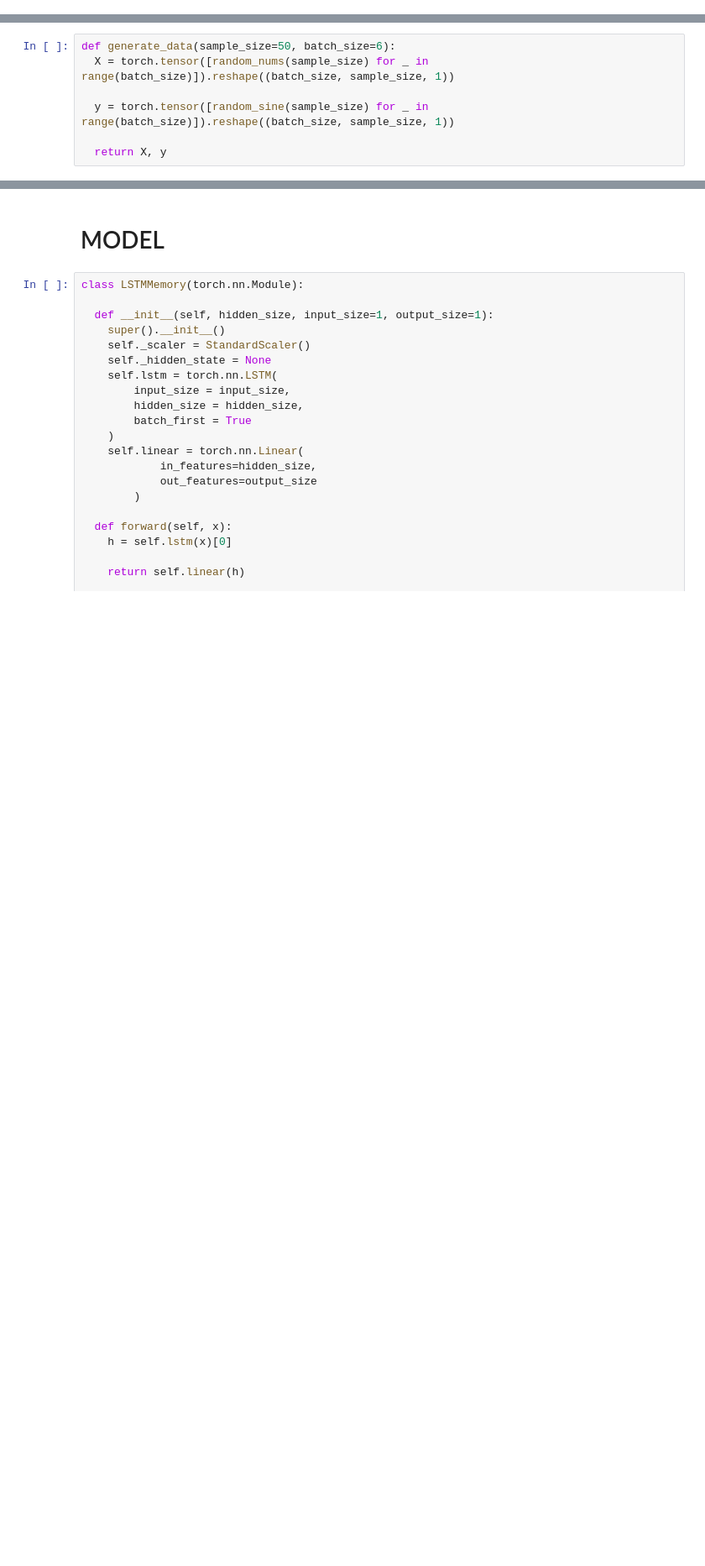
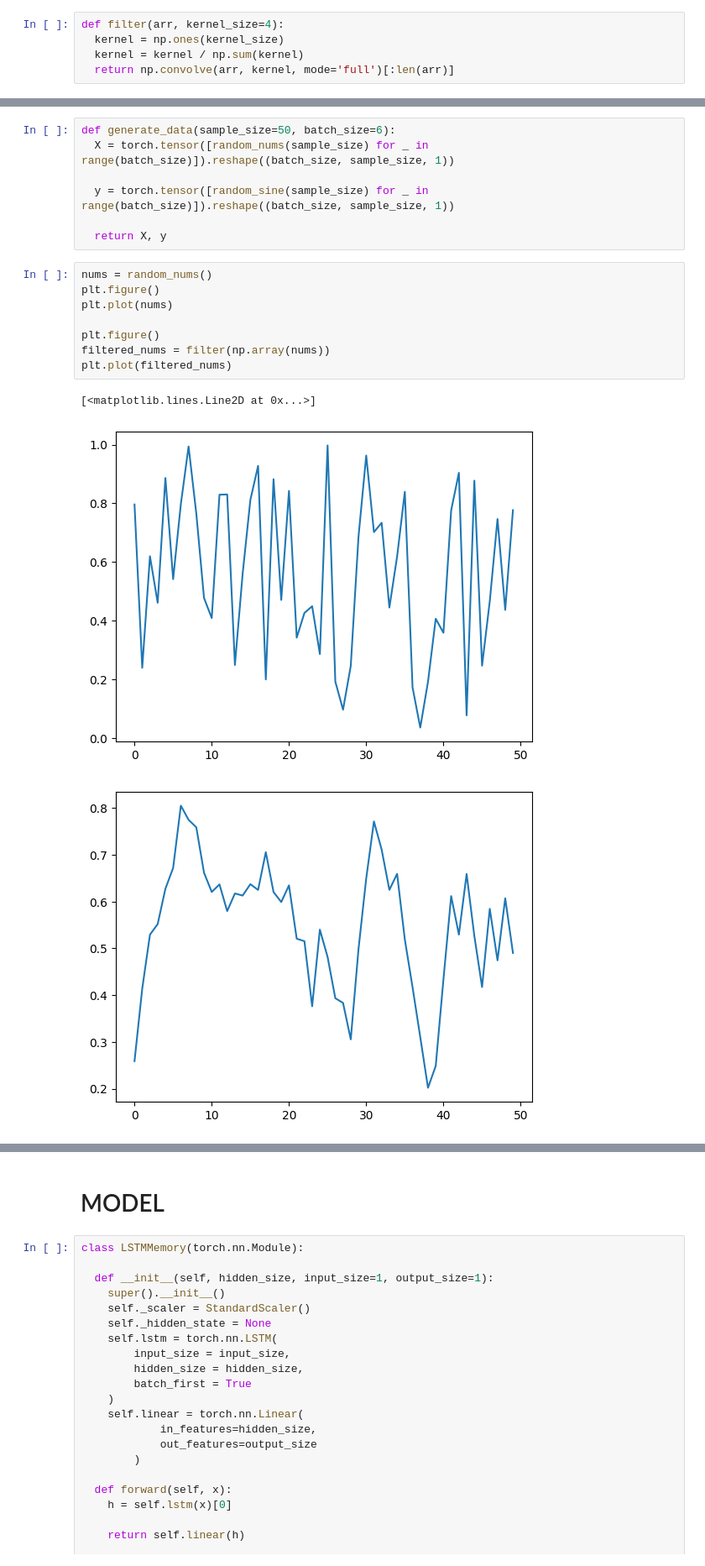
Before and after one commit to trian-gles/aloof-machine, a Jupyter notebook: RNN_IMPROV.ipynb, the cells around one changed output, grey strips where cells are left out. Shown at 84% size. Saved outputs shown, nothing was run; the diff lists cells and outputs as text; blank space fills up the shorter version.

```diff
--- a/RNN_IMPROV.ipynb
+++ b/RNN_IMPROV.ipynb
@@ -9,0 +43,5 @@ import numpy as np
+# %%
+def filter(arr, kernel_size=4):
+  kernel = np.ones(kernel_size)
+  kernel = kernel / np.sum(kernel)
+  return np.convolve(arr, kernel, mode='full')[:len(arr)]
@@ -68,3 +116,15 @@ def generate_data(sample_size=50, batch_size=6):
   y = torch.tensor([random_sine(sample_size) for _ in range(batch_size)]).reshape((batch_size, sample_size, 1))
 
   return X, y
+# %%
+nums = random_nums()
+plt.figure()
+plt.plot(nums)
+
+plt.figure()
+filtered_nums = filter(np.array(nums))
+plt.plot(filtered_nums)
+# %% [output]
+[<matplotlib.lines.Line2D at 0x...>]
+[figure, added]
+[figure, added]
```
Also changed, not shown: parts of 34 cells of this notebook, 13 other files.
